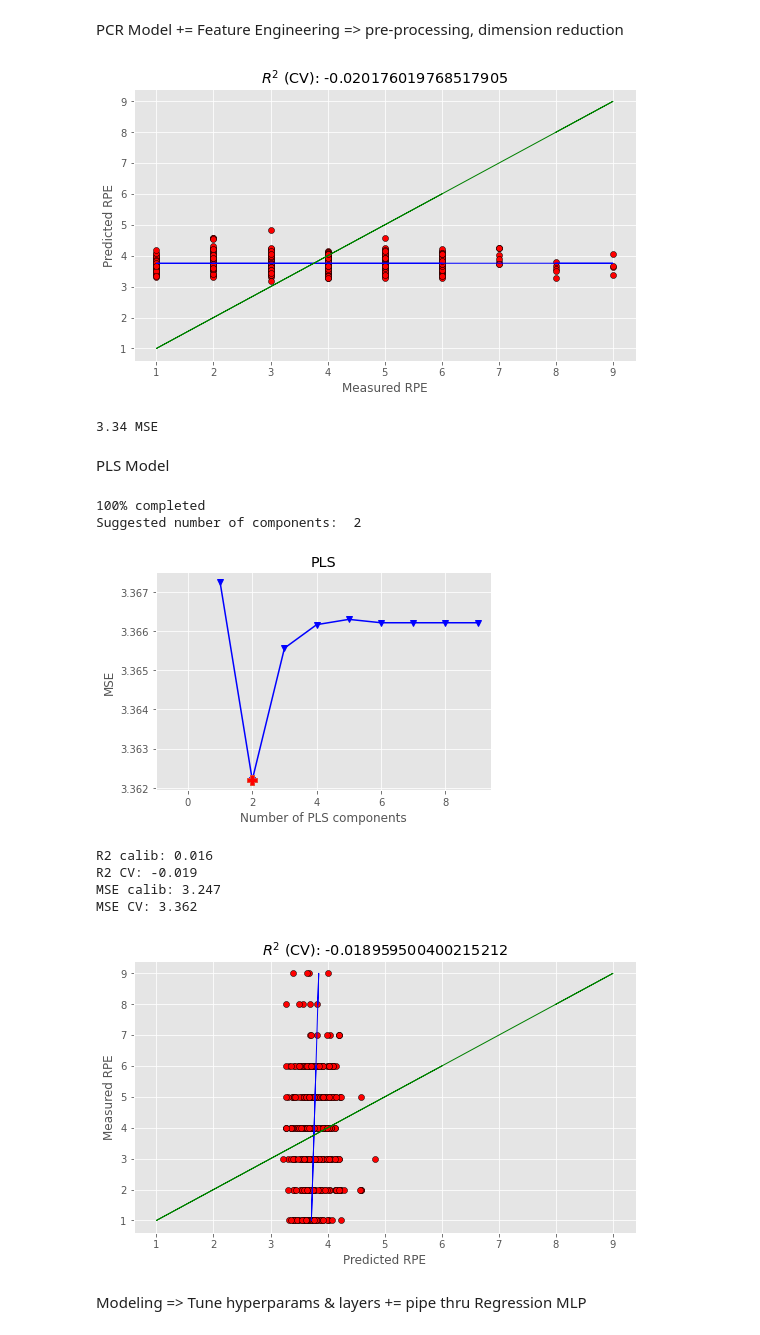
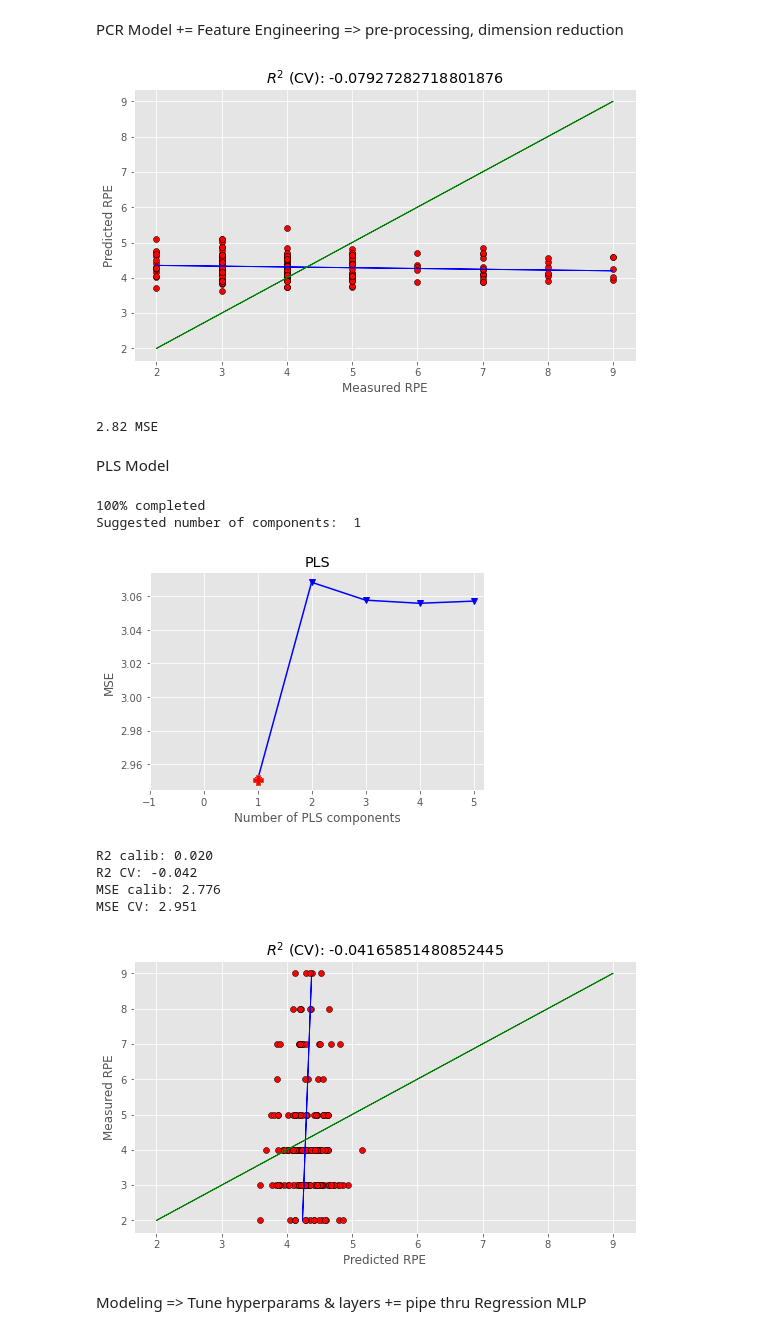
Before and after one commit to djfLtC0dr/python-playground, a Jupyter notebook: DASC522/djfDASC522_final.ipynb, the cells around one changed output. Cells and saved outputs as stored; diff of their text form; code cells hidden in the pictures.

Commit message:
Data Prep complete, all models coded

```diff
--- a/DASC522/djfDASC522_final.ipynb
+++ b/DASC522/djfDASC522_final.ipynb
@@ -245,34 +246,26 @@ import numpy as np
 import warnings
 warnings.filterwarnings('ignore')
 
-#TODO: fix @RPE in data if @RPE doesn't exist
-
 data['rpe'] = data[6].str.extract(r'(@RPE+\d+)', expand=False)
 data['rpe'] = data['rpe'].str[4:].astype(float)
 
-# Fill all nan rpe with random rpe using mean and stdev
-# rng = np.random.default_rng(0)
-# mu = int(data['rpe'].mean())
-# sd = int(data['rpe'].std())
+# drop notes now that we've extracted @RPE
+data.drop(columns=[6], inplace=True)
+# filter data to only rows with RPE value set
+data = data[data['rpe'].notnull()]
 
-# # filler = pd.Series(rng.normal(loc=mu, scale=sd, size=len(data)))
-# filler = pd.Series(rng.integers(1, 7, size=len(data))) #Really Easy to Very Hard RPE
-# data['rpe'] = data['rpe'].fillna(filler)
-# # data=data.fillna({'rpe':3.0}) # moderate, @130bpm HR
-# data.drop(columns=[6], inplace=True)
+dict_col_names = {
+    0: 'comp_score',
+    1: 'revitalize_score',
+    2: 'duration_score',
+    3: 'deep_sleep',
+    4: 'resting_hr',
+    5: 'restlessness',
+}
 
-# dict_col_names = {
-#     0: 'comp_score',
-#     1: 'revitalize_score',
-#     2: 'duration_score',
-#     3: 'deep_sleep',
-#     4: 'resting_hr',
-#     5: 'restlessness',
-# }
-
-# data.rename(dict_col_names, axis=1, inplace=True)
+data.rename(dict_col_names, axis=1, inplace=True)
 print(data.info())
 print(data.head(10))
-print(data.describe())
+data.describe()
 # %% [output]
 <class 'pandas.core.frame.DataFrame'>
@@ -487,8 +505,8 @@ pcr.fit(X, y)
 pcr.best_estimator_.fit(X, y)
 print("%0.2f MSE" % (-pcr.best_score_))
 # %% [output]
-[figure, old version]
+[figure, new version]
-3.34 MSE
+2.82 MSE
 # %% [markdown]
 PLS Model
 # %%
@@ -513,7 +531,7 @@ def optimize_pls_cv(X, y, n_comp, plot_components=True):
 
         mse.append(mean_squared_error(y, y_cv))
 
-        comp = 100*(i+1)/10
+        comp = 100*(i+1)/6
         # Trick to update status on the same line
         stdout.write("\r%d%% completed" % comp)
         stdout.flush()
@@ -555,41 +573,41 @@ def optimize_pls_cv(X, y, n_comp, plot_components=True):
 
     print('R2 calib: %5.3f'  % score_c)
     print('R2 CV: %5.3f'  % score_cv)
     print('MSE calib: %5.3f' % mse_c)
     print('MSE CV: %5.3f' % mse_cv)
 
     # Plot regression and figures of merit
     # rangey = max(y) - min(y)
     # rangex = max(y_c) - min(y_c)
 
     # Fit a line to the CV vs response
     arr_y = np.array(y['rpe'])
     z = np.polyfit(arr_y, y_c, 1)
     with plt.style.context(('ggplot')):
         fig, ax = plt.subplots(figsize=(9, 5))
         ax.scatter(y_cv, y, c='red', edgecolors='k')
         #Plot the best fit line
         ax.plot(np.polyval(z,y), y, c='blue', linewidth=1)
         #Plot the ideal 1:1 line
         ax.plot(y, y, color='green', linewidth=1)
         plt.title('$R^{2}$ (CV): '+str(score_cv))
         plt.xlabel('Predicted RPE')
         plt.ylabel('Measured RPE')
 
         plt.show()
 
     return
 
-optimize_pls_cv(X,y, 10, plot_components=True)
+optimize_pls_cv(X,y, 6, plot_components=True)
 # %% [output]
 100% completed
-Suggested number of components:  2
+Suggested number of components:  1
-[figure, old version]
+[figure, new version]
-R2 calib: 0.016
-R2 CV: -0.019
-MSE calib: 3.247
-MSE CV: 3.362
+R2 calib: 0.020
+R2 CV: -0.042
+MSE calib: 2.776
+MSE CV: 2.951
-[figure, old version]
+[figure, new version]
 # %% [markdown]
 Modeling => Tune hyperparams & layers += pipe thru Regression MLP
 # %%
```
Also changed, not shown: parts of 6 cells of this notebook.
